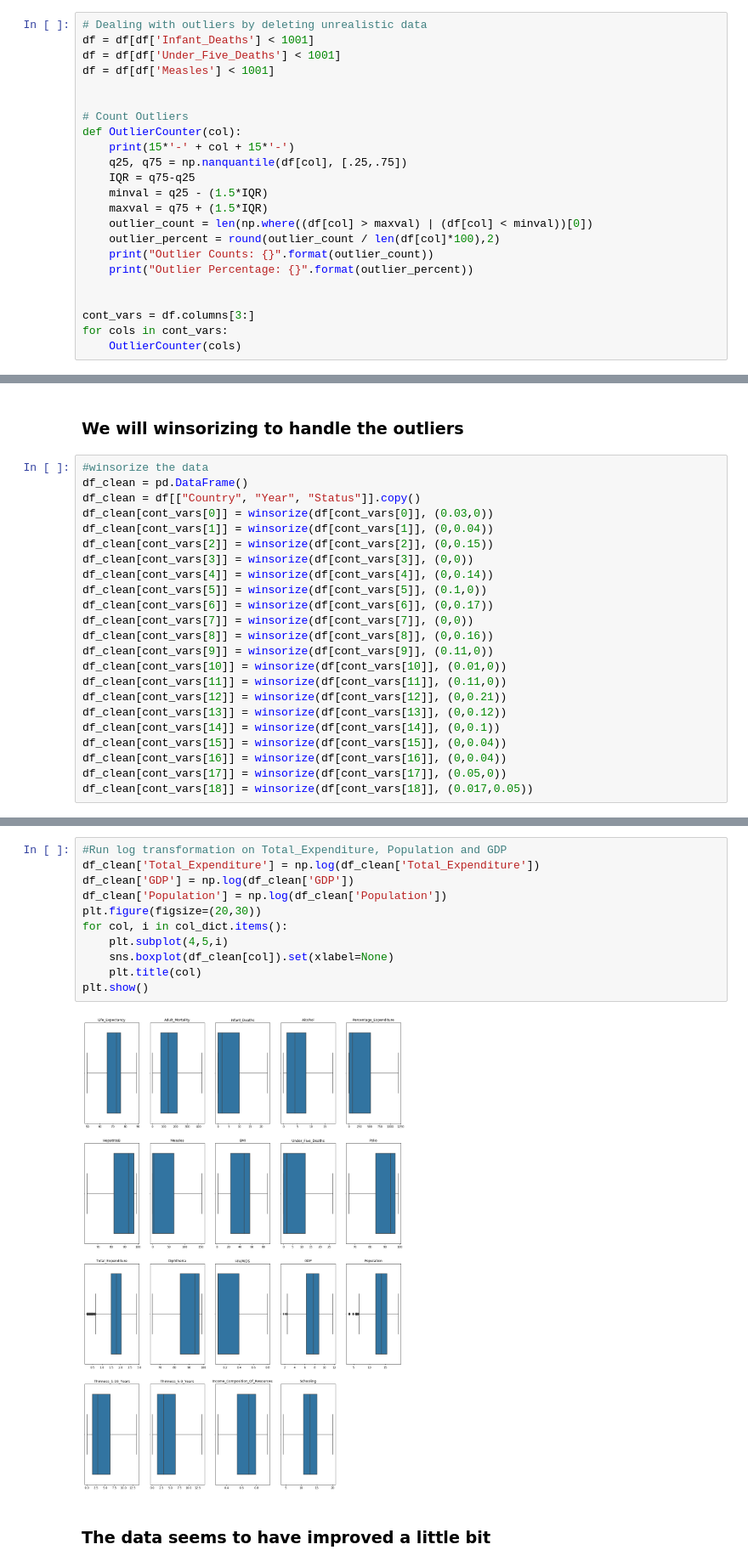
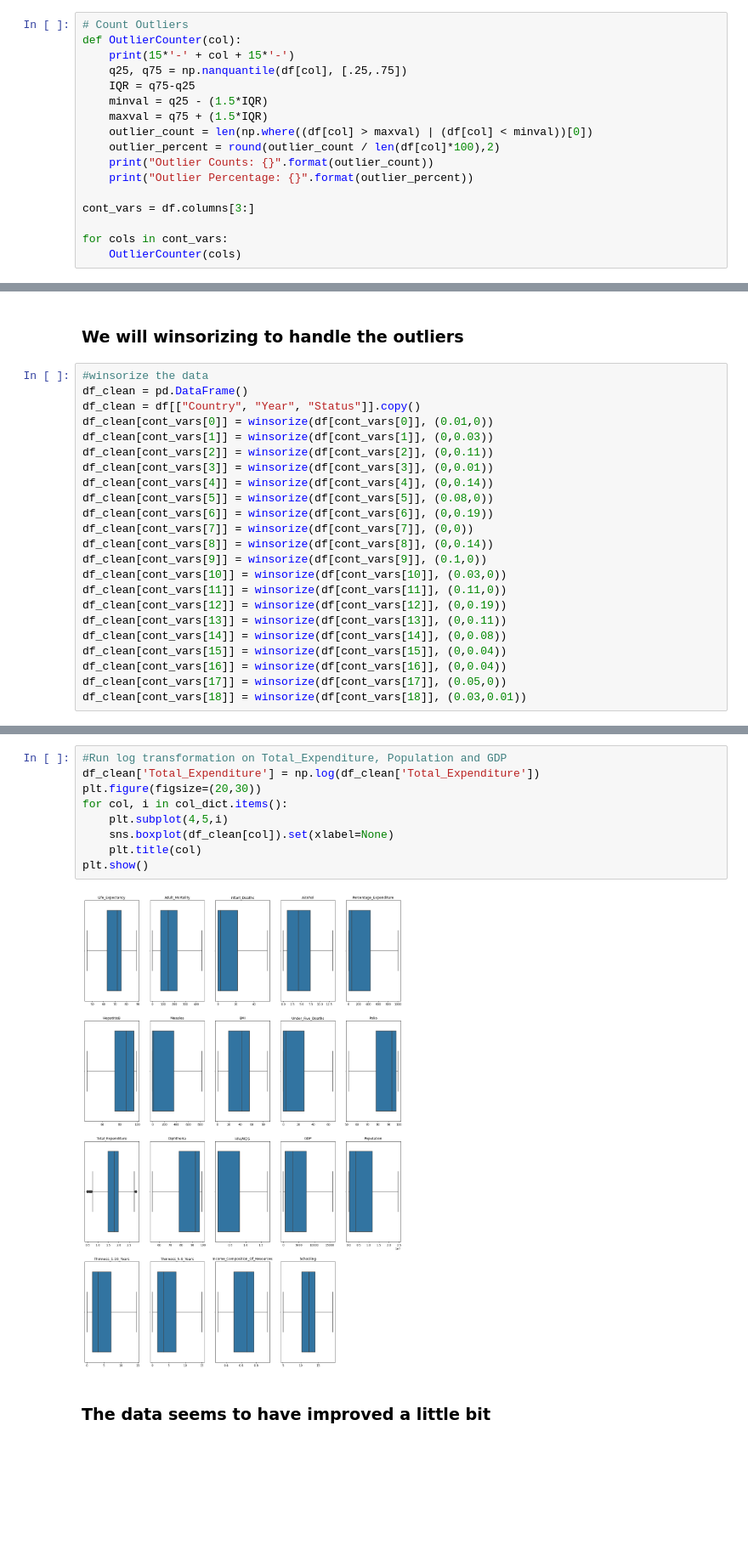
Before and after one commit to rnair7163/Statistical-Analysis-of-factors-influencing-life-expectancy, a Jupyter notebook: EDA+Modelling.ipynb, the cells around one changed output, grey strips where cells are left out. Shown at 85% size. Cells and saved outputs as stored; diff of their text form; blank space fills up the shorter version.

```diff
--- a/EDA+Modelling.ipynb
+++ b/EDA+Modelling.ipynb
@@ -116,10 +166,4 @@ plt.show()
 # %%
-# Dealing with outliers by deleting unrealistic data
-df = df[df['Infant_Deaths'] < 1001]
-df = df[df['Under_Five_Deaths'] < 1001]
-df = df[df['Measles'] < 1001]
-
-
 # Count Outliers
 def OutlierCounter(col):
     print(15*'-' + col + 15*'-')
@@ -132,8 +176,8 @@ def OutlierCounter(col):
     print("Outlier Counts: {}".format(outlier_count))
     print("Outlier Percentage: {}".format(outlier_percent))
 
+cont_vars = df.columns[3:]
 
-cont_vars = df.columns[3:]
 for cols in cont_vars:
     OutlierCounter(cols)
 # %% [output]
@@ -160,25 +204,25 @@ Outlier Percentage: 0.02
 #winsorize the data
 df_clean = pd.DataFrame()
 df_clean = df[["Country", "Year", "Status"]].copy()
-df_clean[cont_vars[0]] = winsorize(df[cont_vars[0]], (0.03,0))
-df_clean[cont_vars[1]] = winsorize(df[cont_vars[1]], (0,0.04))
-df_clean[cont_vars[2]] = winsorize(df[cont_vars[2]], (0,0.15))
-df_clean[cont_vars[3]] = winsorize(df[cont_vars[3]], (0,0))
+df_clean[cont_vars[0]] = winsorize(df[cont_vars[0]], (0.01,0))
+df_clean[cont_vars[1]] = winsorize(df[cont_vars[1]], (0,0.03))
+df_clean[cont_vars[2]] = winsorize(df[cont_vars[2]], (0,0.11))
+df_clean[cont_vars[3]] = winsorize(df[cont_vars[3]], (0,0.01))
 df_clean[cont_vars[4]] = winsorize(df[cont_vars[4]], (0,0.14))
-df_clean[cont_vars[5]] = winsorize(df[cont_vars[5]], (0.1,0))
-df_clean[cont_vars[6]] = winsorize(df[cont_vars[6]], (0,0.17))
+df_clean[cont_vars[5]] = winsorize(df[cont_vars[5]], (0.08,0))
+df_clean[cont_vars[6]] = winsorize(df[cont_vars[6]], (0,0.19))
 df_clean[cont_vars[7]] = winsorize(df[cont_vars[7]], (0,0))
-df_clean[cont_vars[8]] = winsorize(df[cont_vars[8]], (0,0.16))
-df_clean[cont_vars[9]] = winsorize(df[cont_vars[9]], (0.11,0))
-df_clean[cont_vars[10]] = winsorize(df[cont_vars[10]], (0.01,0))
+df_clean[cont_vars[8]] = winsorize(df[cont_vars[8]], (0,0.14))
+df_clean[cont_vars[9]] = winsorize(df[cont_vars[9]], (0.1,0))
+df_clean[cont_vars[10]] = winsorize(df[cont_vars[10]], (0.03,0))
 df_clean[cont_vars[11]] = winsorize(df[cont_vars[11]], (0.11,0))
-df_clean[cont_vars[12]] = winsorize(df[cont_vars[12]], (0,0.21))
-df_clean[cont_vars[13]] = winsorize(df[cont_vars[13]], (0,0.12))
-df_clean[cont_vars[14]] = winsorize(df[cont_vars[14]], (0,0.1))
+df_clean[cont_vars[12]] = winsorize(df[cont_vars[12]], (0,0.19))
+df_clean[cont_vars[13]] = winsorize(df[cont_vars[13]], (0,0.11))
+df_clean[cont_vars[14]] = winsorize(df[cont_vars[14]], (0,0.08))
 df_clean[cont_vars[15]] = winsorize(df[cont_vars[15]], (0,0.04))
 df_clean[cont_vars[16]] = winsorize(df[cont_vars[16]], (0,0.04))
 df_clean[cont_vars[17]] = winsorize(df[cont_vars[17]], (0.05,0))
-df_clean[cont_vars[18]] = winsorize(df[cont_vars[18]], (0.017,0.05))
+df_clean[cont_vars[18]] = winsorize(df[cont_vars[18]], (0.03,0.01))
 # %%
 #plot the data after winsorized
 plt.figure(figsize=(20,30))
@@ -194,15 +238,13 @@ plt.show()
 # %%
 #Run log transformation on Total_Expenditure, Population and GDP
 df_clean['Total_Expenditure'] = np.log(df_clean['Total_Expenditure'])
-df_clean['GDP'] = np.log(df_clean['GDP'])
-df_clean['Population'] = np.log(df_clean['Population'])
 plt.figure(figsize=(20,30))
 for col, i in col_dict.items():
     plt.subplot(4,5,i)
     sns.boxplot(df_clean[col]).set(xlabel=None)
     plt.title(col)
 plt.show()
 # %% [output]
-[figure, old version]
+[figure, new version]
 # %% [markdown]
 ### The data seems to have improved a little bit
```
Also changed, not shown: parts of 34 cells of this notebook.
